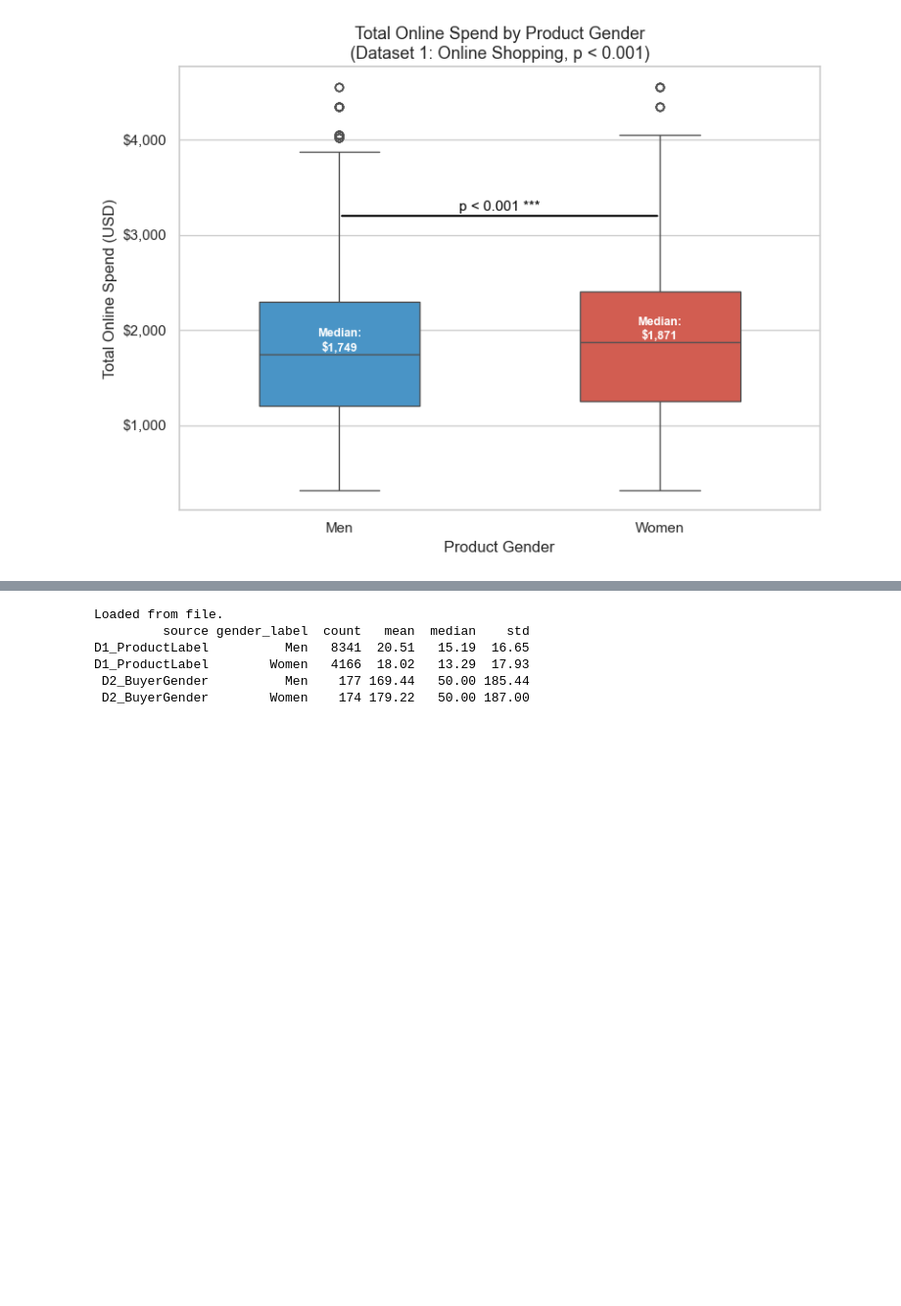
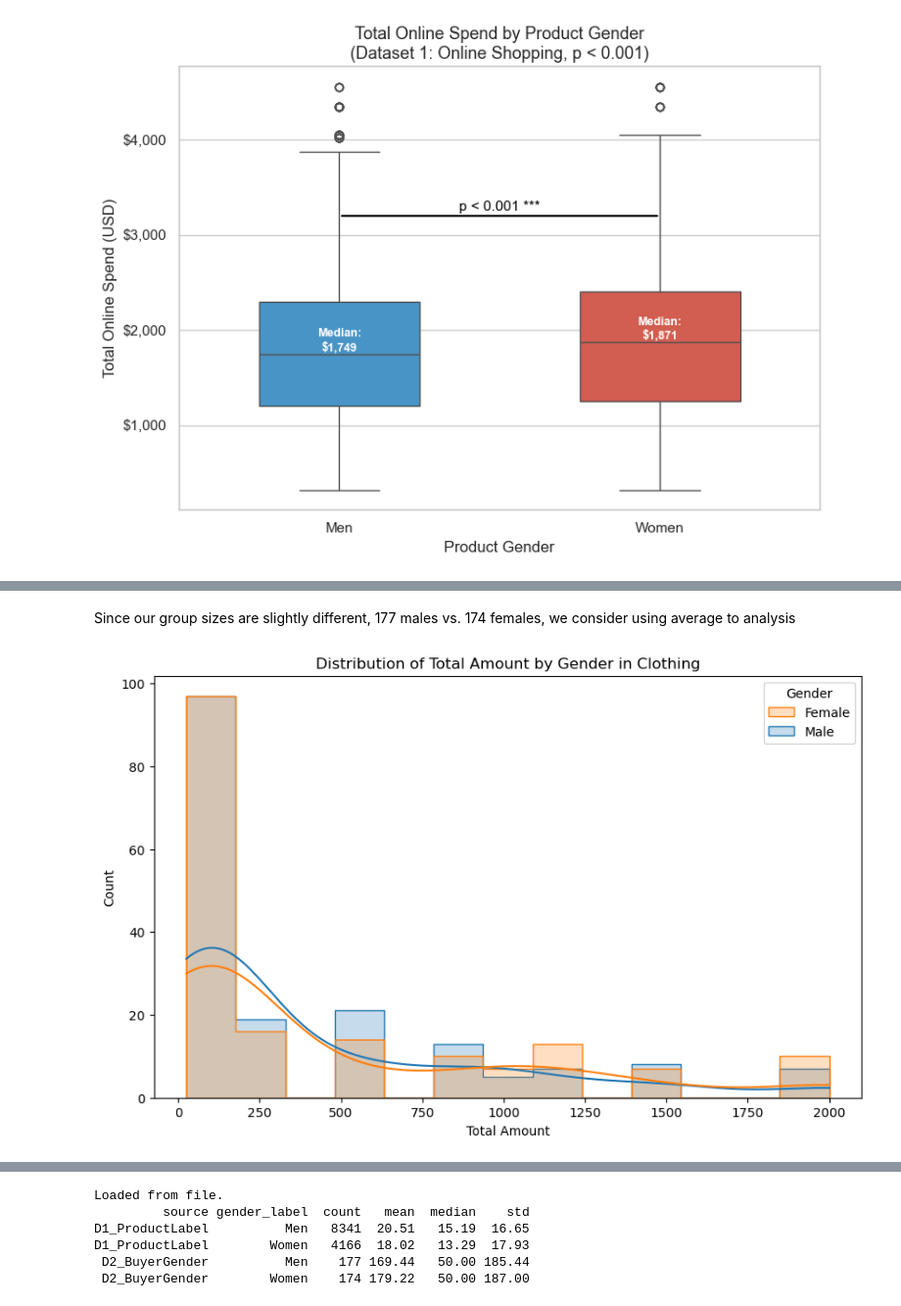
Before and after one commit to COGS108/Group136_WI26, a Jupyter notebook: 02-EDACheckpoint.ipynb, the cells around one changed output, grey strips where cells are left out. Shown at 98% size. Drawn from its saved outputs; the diff is of its cells as text; code cells hidden in the pictures; blank space fills up the shorter version.

```diff
--- a/02-EDACheckpoint.ipynb
+++ b/02-EDACheckpoint.ipynb
@@ -1100,0 +1103,5 @@ Dataset 1 reveals two distinct dimensions of gendered pricing that only become v
+# %%
+from pathlib import Path
+
+d2_path = PROCESSED / 'yilin_d2_retail_clothing_clean.csv'
+clothing_df = pd.read_csv(d2_path)
@@ -1100,0 +1153,19 @@ Dataset 1 reveals two distinct dimensions of gendered pricing that only become v
+# %% [markdown]
+Since our group sizes are slightly different, 177 males vs. 174 females, we consider using average to analysis
+# %%
+plt.figure(figsize=(10,6))
+
+sns.histplot(
+    data=clothing_df,
+    x='Total Amount',
+    hue='Gender',
+    hue_order=['Female', 'Male'],
+    palette={'Female': 'tab:orange', 'Male': 'tab:blue'},
+    kde=True,
+    element="step"
+)
+
+plt.title('Distribution of Total Amount by Gender in Clothing')
+plt.show()
+# %% [output]
+[figure, added]
```
Also changed, not shown: parts of 33 cells of this notebook.
